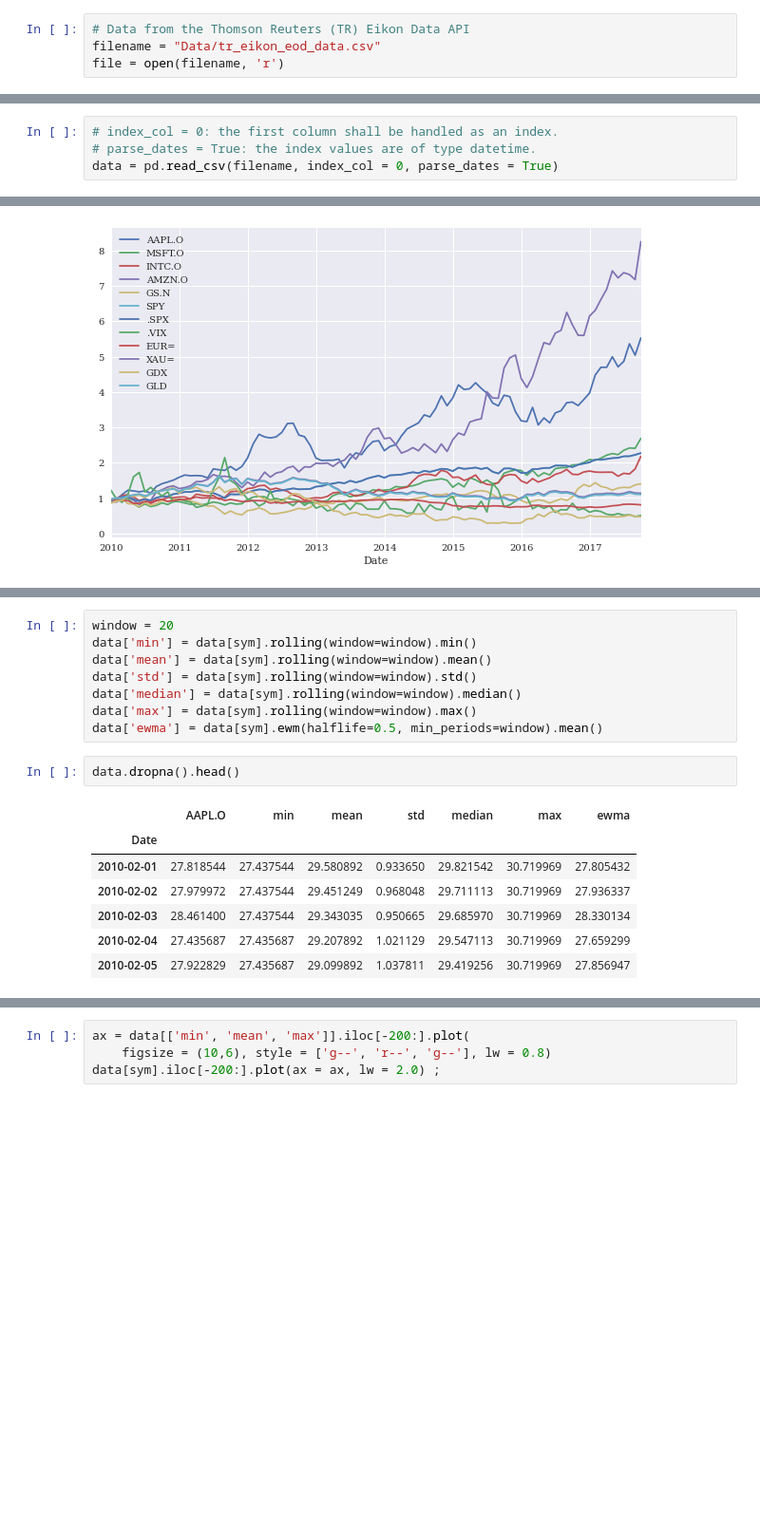
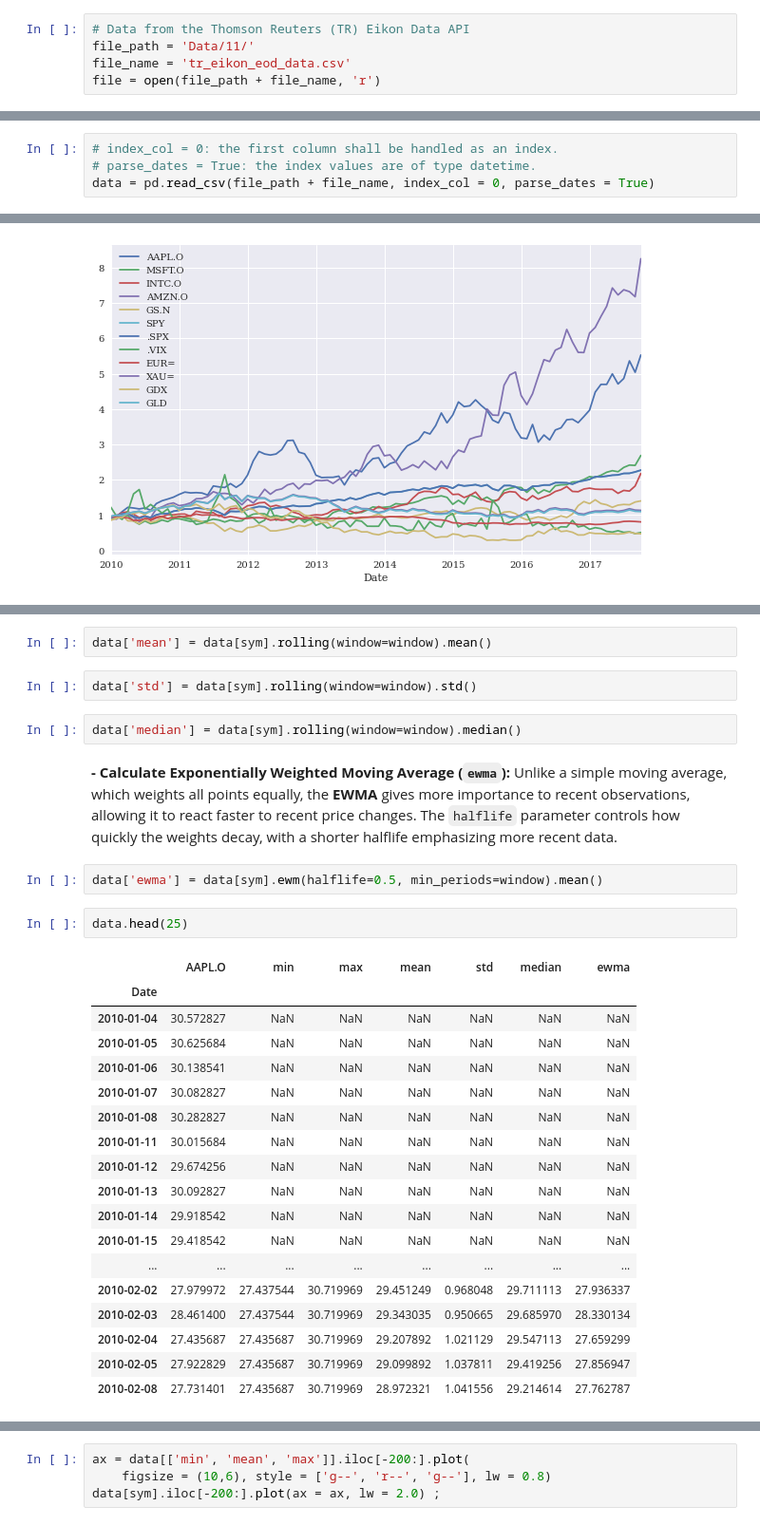
Before and after one commit to trkrkn/datascienceforfinance, a Jupyter notebook: Notebooks/11 - Time Series.ipynb, the cells around one changed output, grey strips where cells are left out. Shown at 95% size. Cells and saved outputs as stored; diff of their text form; blank space fills up the shorter version.

```diff
--- a/Notebooks/11 - Time Series.ipynb
+++ b/Notebooks/11 - Time Series.ipynb
@@ -35,7 +55,8 @@ mpl.rcParams['font.family'] = 'serif'
 # %%
 # Data from the Thomson Reuters (TR) Eikon Data API
-filename = "Data/tr_eikon_eod_data.csv"
-file = open(filename, 'r')
+file_path = 'Data/11/'
+file_name = 'tr_eikon_eod_data.csv'
+file = open(file_path + file_name, 'r')
 # %%
 file.readlines()[:5]
 # %% [output]
@@ -47,4 +77,4 @@ file.readlines()[:5]
 # %%
 # index_col = 0: the first column shall be handled as an index.
 # parse_dates = True: the index values are of type datetime.
-data = pd.read_csv(filename, index_col = 0, parse_dates = True)
+data = pd.read_csv(file_path + file_name, index_col = 0, parse_dates = True)
@@ -359,18 +431,31 @@ data.tail()
+# %%
+data['mean'] = data[sym].rolling(window=window).mean()
+# %%
+data['std'] = data[sym].rolling(window=window).std()
+# %%
+data['median'] = data[sym].rolling(window=window).median()
+# %% [markdown]
+**- Calculate Exponentially Weighted Moving Average (`ewma`):** Unlike a simple moving average, which weights all points equally, the **EWMA** gives more importance to recent observations, allowing it to react faster to recent price changes. The `halflife` parameter controls how quickly the weights decay, with a shorter halflife emphasizing more recent data.
 # %%
-window = 20
-data['min'] = data[sym].rolling(window=window).min()
-data['mean'] = data[sym].rolling(window=window).mean()
-data['std'] = data[sym].rolling(window=window).std()
-data['median'] = data[sym].rolling(window=window).median()
-data['max'] = data[sym].rolling(window=window).max()
 data['ewma'] = data[sym].ewm(halflife=0.5, min_periods=window).mean()
 # %%
-data.dropna().head()
+data.head(25)
 # %% [output]
-|  | AAPL.O | min | mean | std | median | max | ewma |
+|  | AAPL.O | min | max | mean | std | median | ewma |
 | Date |  |  |  |  |  |  |  |
-| 2010-02-01 | 27.818544 | 27.437544 | 29.580892 | 0.933650 | 29.821542 | 30.719969 | 27.805432 |
-| 2010-02-02 | 27.979972 | 27.437544 | 29.451249 | 0.968048 | 29.711113 | 30.719969 | 27.936337 |
-| 2010-02-03 | 28.461400 | 27.437544 | 29.343035 | 0.950665 | 29.685970 | 30.719969 | 28.330134 |
-| 2010-02-04 | 27.435687 | 27.435687 | 29.207892 | 1.021129 | 29.547113 | 30.719969 | 27.659299 |
-| 2010-02-05 | 27.922829 | 27.435687 | 29.099892 | 1.037811 | 29.419256 | 30.719969 | 27.856947 |
+| 2010-01-04 | 30.572827 | NaN | NaN | NaN | NaN | NaN | NaN |
+| 2010-01-05 | 30.625684 | NaN | NaN | NaN | NaN | NaN | NaN |
+| 2010-01-06 | 30.138541 | NaN | NaN | NaN | NaN | NaN | NaN |
+| 2010-01-07 | 30.082827 | NaN | NaN | NaN | NaN | NaN | NaN |
+| 2010-01-08 | 30.282827 | NaN | NaN | NaN | NaN | NaN | NaN |
+| 2010-01-11 | 30.015684 | NaN | NaN | NaN | NaN | NaN | NaN |
+| 2010-01-12 | 29.674256 | NaN | NaN | NaN | NaN | NaN | NaN |
+| 2010-01-13 | 30.092827 | NaN | NaN | NaN | NaN | NaN | NaN |
+| 2010-01-14 | 29.918542 | NaN | NaN | NaN | NaN | NaN | NaN |
+| 2010-01-15 | 29.418542 | NaN | NaN | NaN | NaN | NaN | NaN |
+| ... | ... | ... | ... | ... | ... | ... | ... |
+| 2010-02-02 | 27.979972 | 27.437544 | 30.719969 | 29.451249 | 0.968048 | 29.711113 | 27.936337 |
+| 2010-02-03 | 28.461400 | 27.437544 | 30.719969 | 29.343035 | 0.950665 | 29.685970 | 28.330134 |
+| 2010-02-04 | 27.435687 | 27.435687 | 30.719969 | 29.207892 | 1.021129 | 29.547113 | 27.659299 |
+| 2010-02-05 | 27.922829 | 27.435687 | 30.719969 | 29.099892 | 1.037811 | 29.419256 | 27.856947 |
+| 2010-02-08 | 27.731401 | 27.435687 | 30.719969 | 28.972321 | 1.041556 | 29.214614 | 27.762787 |
```
Also changed, not shown: parts of 85 cells of this notebook, 14 other files.
